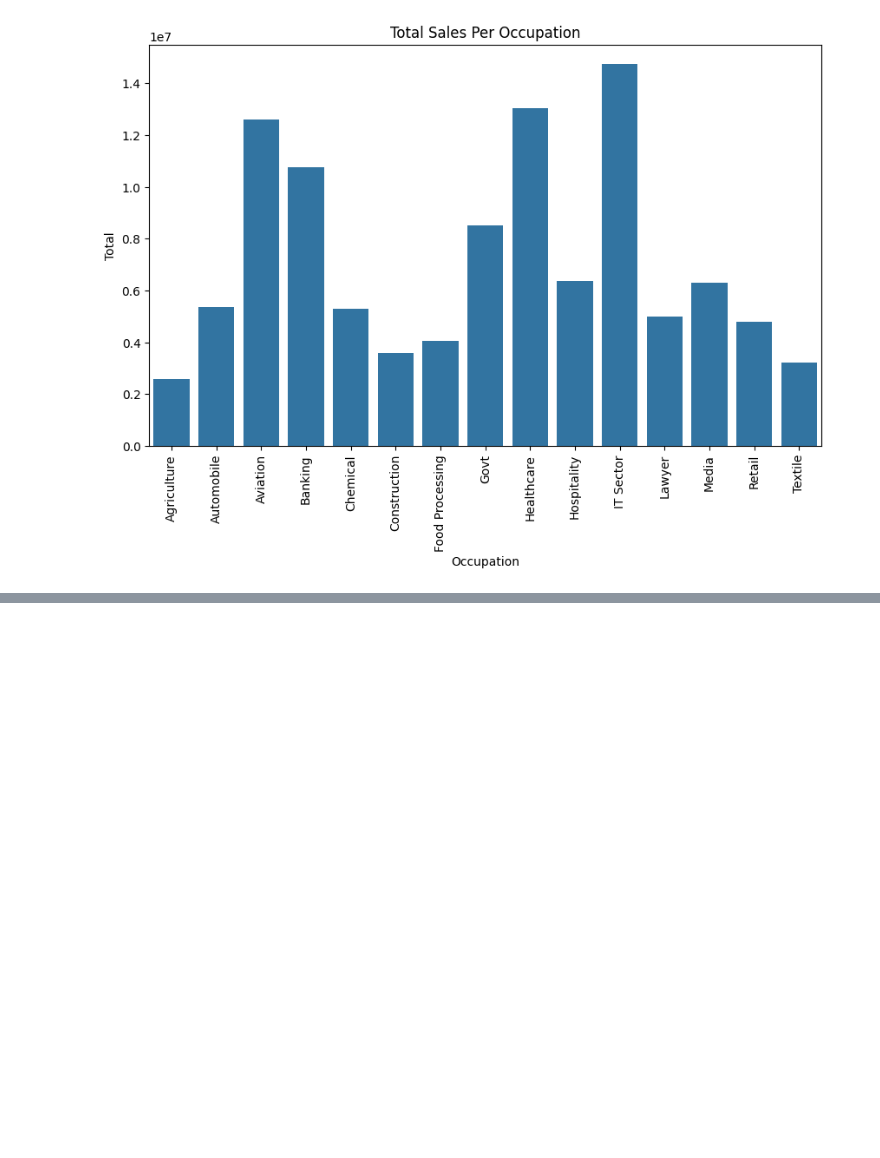
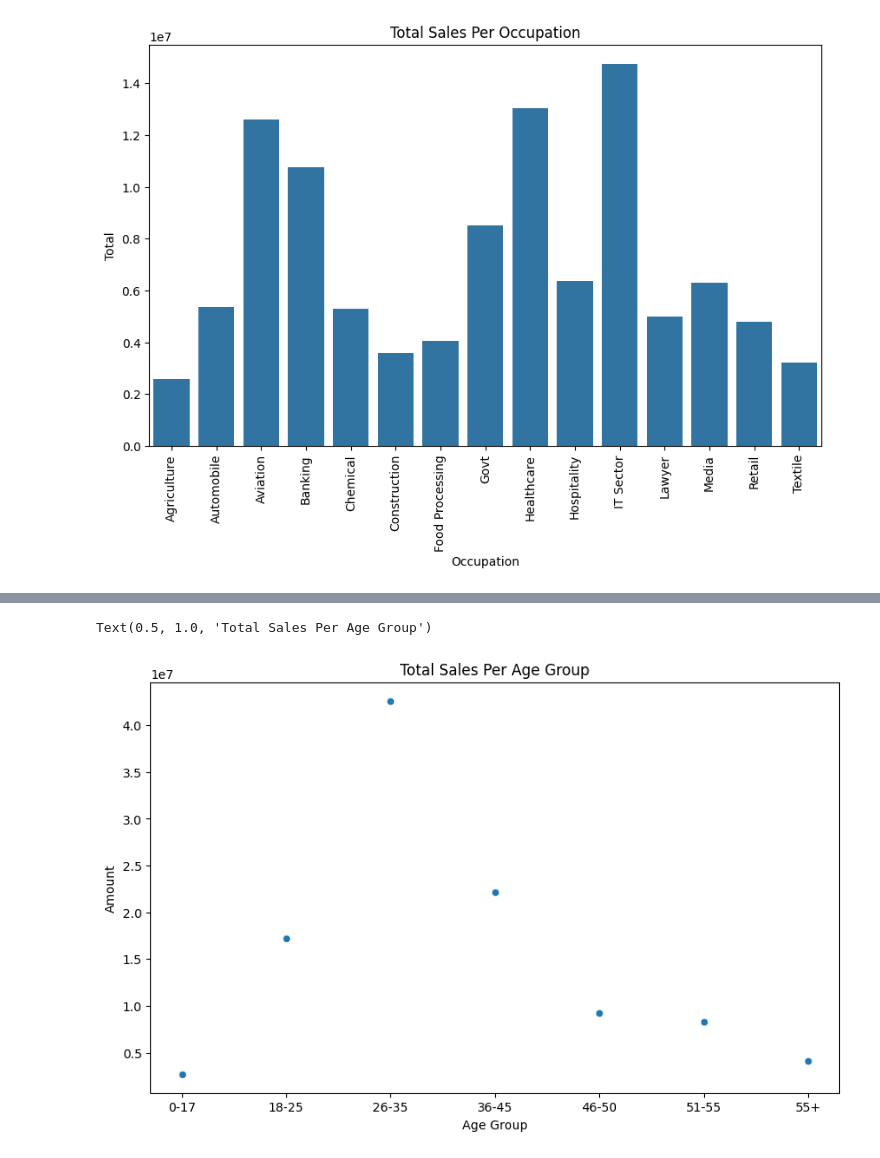
Before and after one commit to gauravvxv/Diwali-Sales-Analysis, a Jupyter notebook: Notebook/Sales.ipynb, the cells around one changed output, grey strips where cells are left out. Drawn from its saved outputs; the diff is of its cells as text; code cells hidden in the pictures; blank space fills up the shorter version.

```diff
--- a/Notebook/Sales.ipynb
+++ b/Notebook/Sales.ipynb
@@ -356,0 +359,7 @@ dtype: float64
+# %%
+  plt.figure(figsize=(10,6))
+  sns.scatterplot(data = age_amount,x='Age Group',y='Amount')
+  plt.title('Total Sales Per Age Group')
+# %% [output]
+Text(0.5, 1.0, 'Total Sales Per Age Group')
+[figure, added]
```
Also changed, not shown: parts of 3 cells of this notebook.
